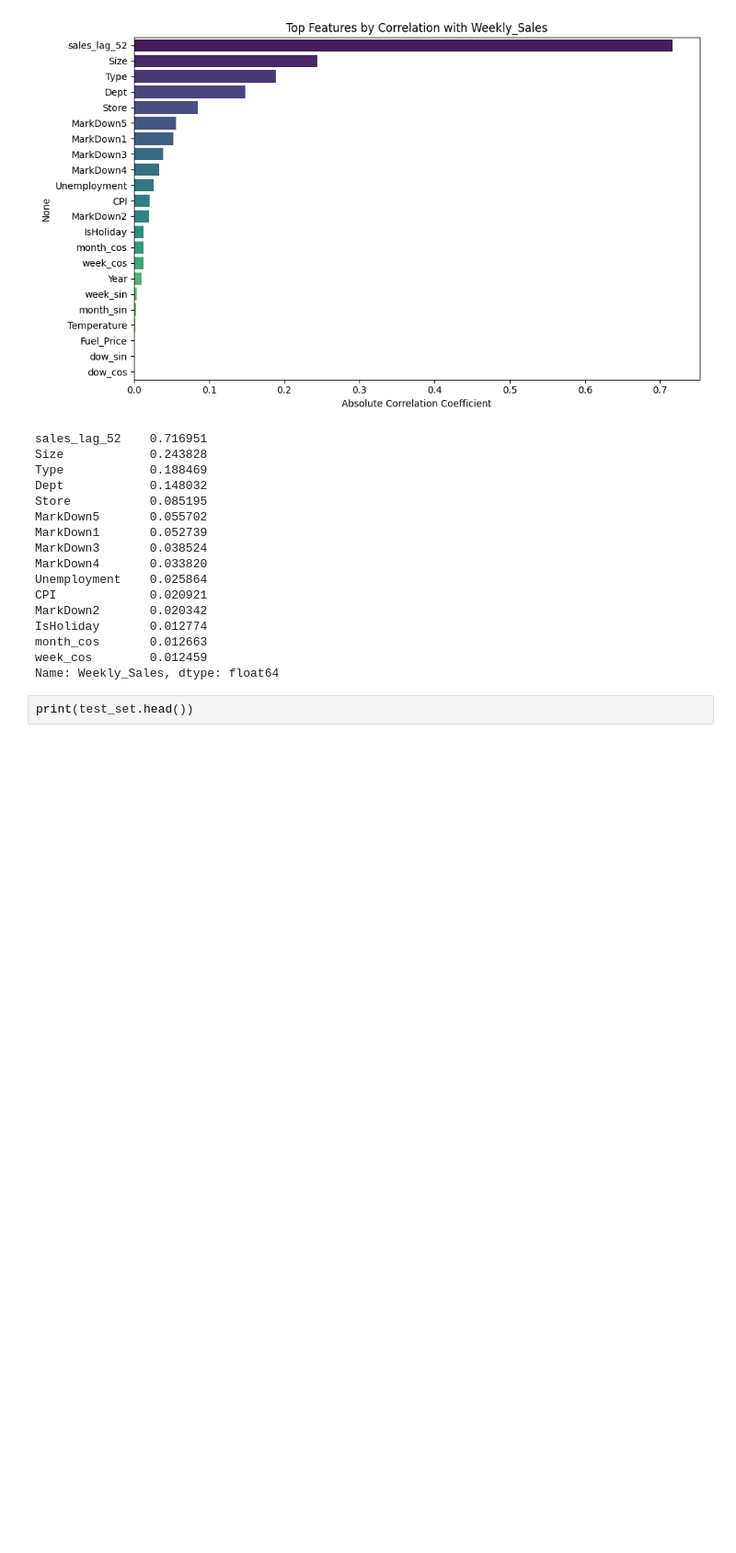
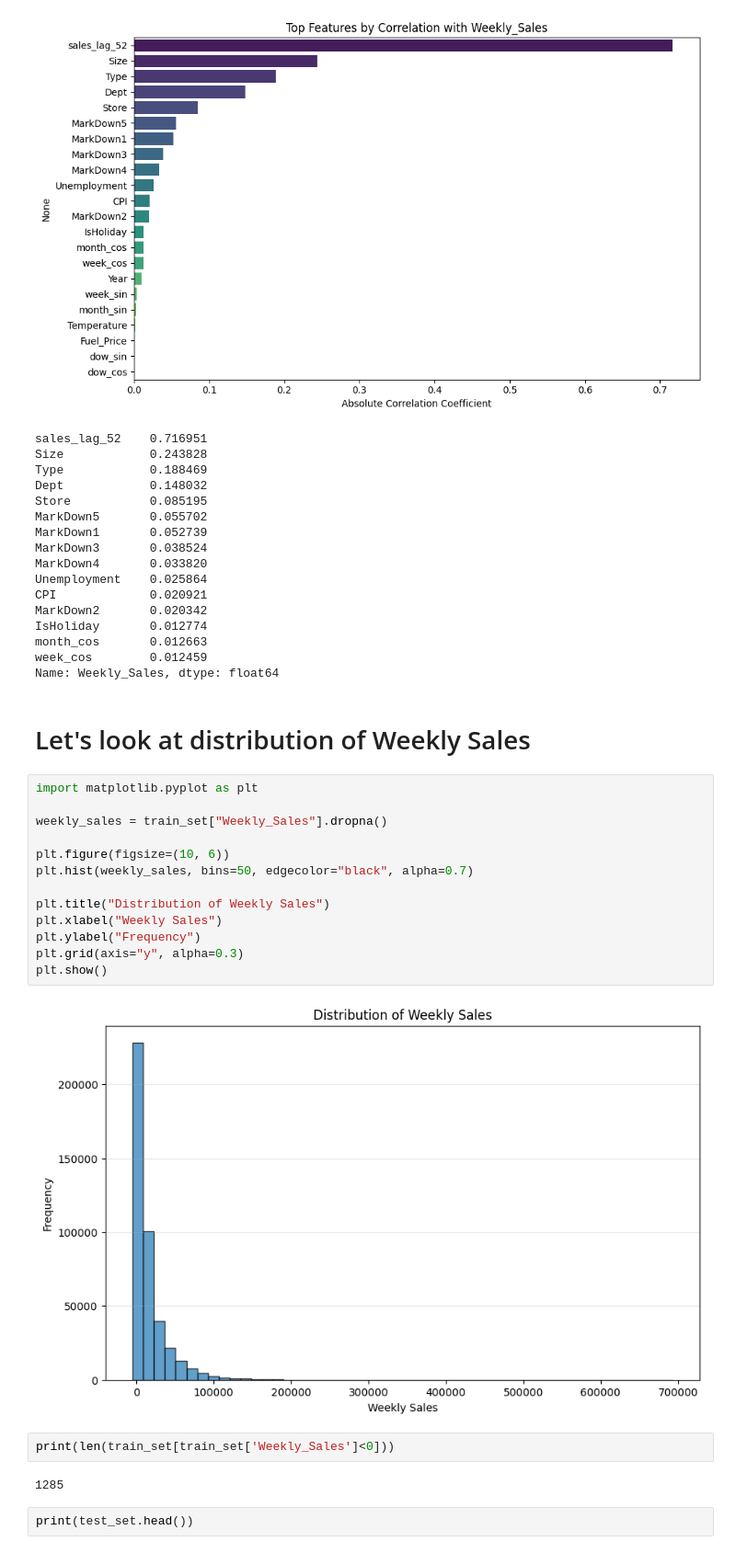
Before and after one commit to slomi23/ML_fx, a Jupyter notebook: feature_engineering_fixed.ipynb, the cells around one changed output. Shown at 92% size. Cells and saved outputs as stored; diff of their text form; blank space fills up the shorter version.

```diff
--- a/feature_engineering_fixed.ipynb
+++ b/feature_engineering_fixed.ipynb
@@ -464,6 +446,27 @@ IsHoliday       0.012774
 month_cos       0.012663
 week_cos        0.012459
 Name: Weekly_Sales, dtype: float64
+# %% [markdown]
+# Let's look at distribution of Weekly Sales
+# %%
+import matplotlib.pyplot as plt
+
+weekly_sales = train_set["Weekly_Sales"].dropna()
+
+plt.figure(figsize=(10, 6))
+plt.hist(weekly_sales, bins=50, edgecolor="black", alpha=0.7)
+
+plt.title("Distribution of Weekly Sales")
+plt.xlabel("Weekly Sales")
+plt.ylabel("Frequency")
+plt.grid(axis="y", alpha=0.3)
+plt.show()
+# %% [output]
+[figure, added]
+# %%
+print(len(train_set[train_set['Weekly_Sales']<0]))
+# %% [output]
+1285
 # %%
 print(test_set.head())
 # %% [output]
```
Also changed, not shown: parts of 2 cells of this notebook.
